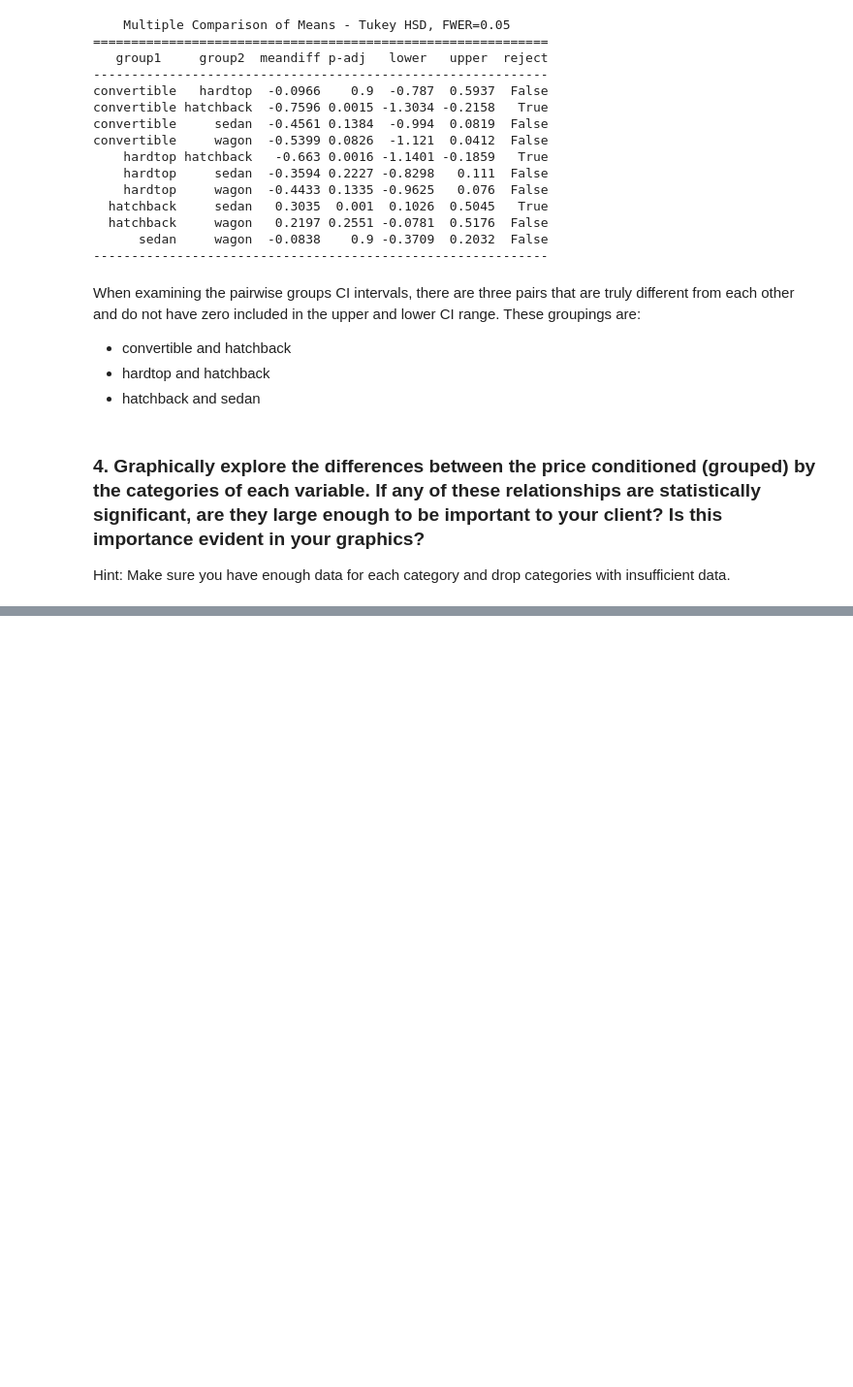
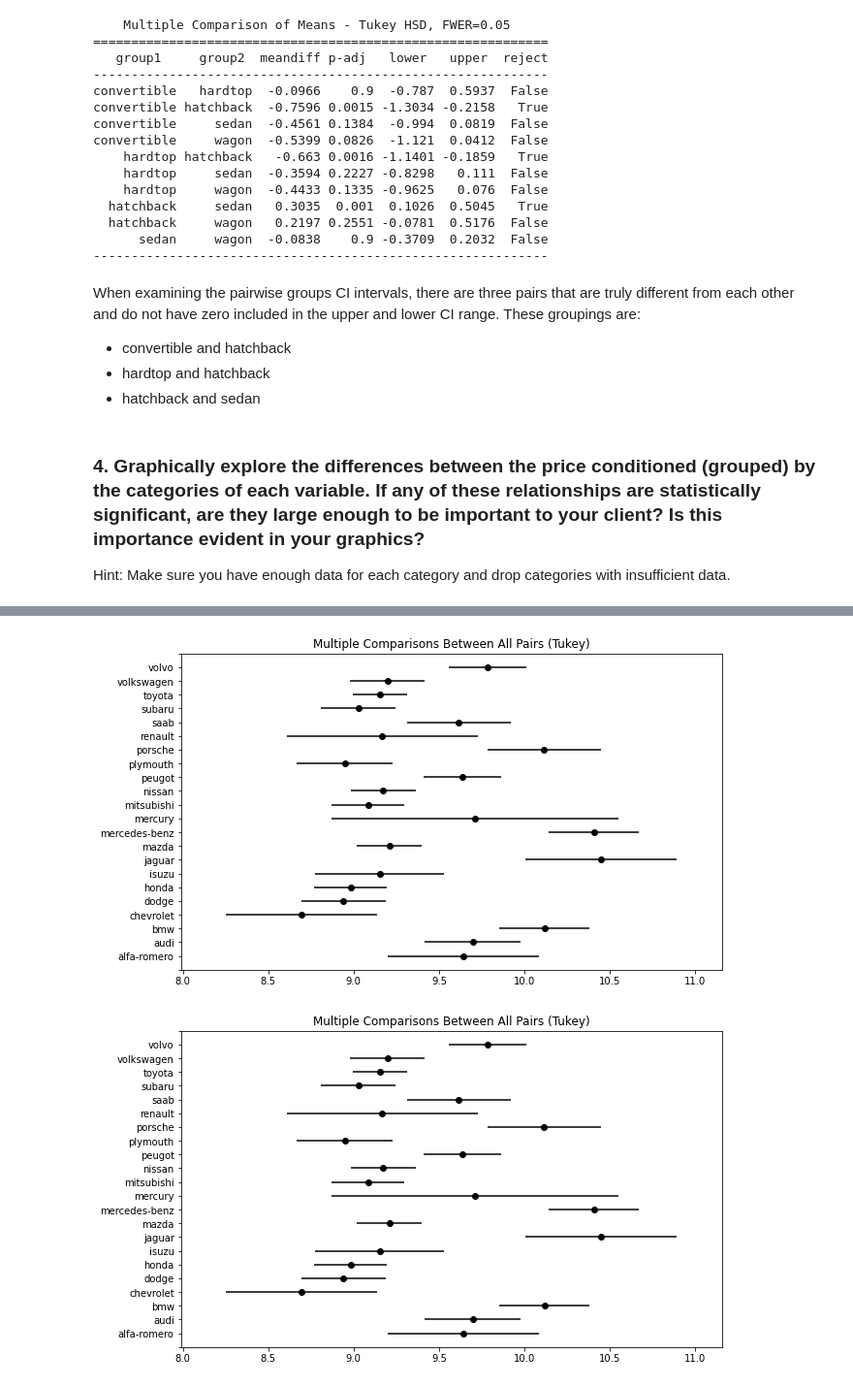
Before and after one commit to anajaved/UW_Data_Science_Cert, a Jupyter notebook: AnaJaved-L04-AutoHypothesis.ipynb, the cells around one changed output, grey strips where cells are left out. Shown at 97% size. Cells and saved outputs as stored; diff of their text form; code cells hidden in the pictures; blank space fills up the shorter version.

```diff
--- a/AnaJaved-L04-AutoHypothesis.ipynb
+++ b/AnaJaved-L04-AutoHypothesis.ipynb
@@ -418,0 +463,40 @@ Auto.head()
+# %%
+## Examining unique values in the Make column
+# print(Auto.loc[:, "make"].value_counts())
+
+    # toyota           32
+    # nissan           18
+    # mazda            17
+    # mitsubishi       13
+    # honda            13
+    # subaru           12
+    # volkswagen       12
+    # peugot           11
+    # volvo            11
+    # dodge             9
+    # bmw               8
+    # mercedes-benz     8
+    # audi              7
+    # plymouth          7
+    # saab              6
+    # porsche           5
+    # isuzu             4
+    # jaguar            3
+    # alfa-romero       3
+    # chevrolet         3
+    # renault           2
+    # mercury           1
+
+
+## Isolating the Columns needed
+df = Auto.loc[:, ["make", "LogPrice"]]
+
+## Removing -2 group since low number of samples
+df = df[df.symboling != -2]
+
+## Tukey Visualtion of the different Groups:
+Tukey_HSD = pairwise_tukeyhsd(df.LogPrice, df.make)
+Tukey_HSD.plot_simultaneous()
+# %% [output]
+[figure, added]
+[figure, added]
```
Also changed, not shown: parts of 5 cells of this notebook.
